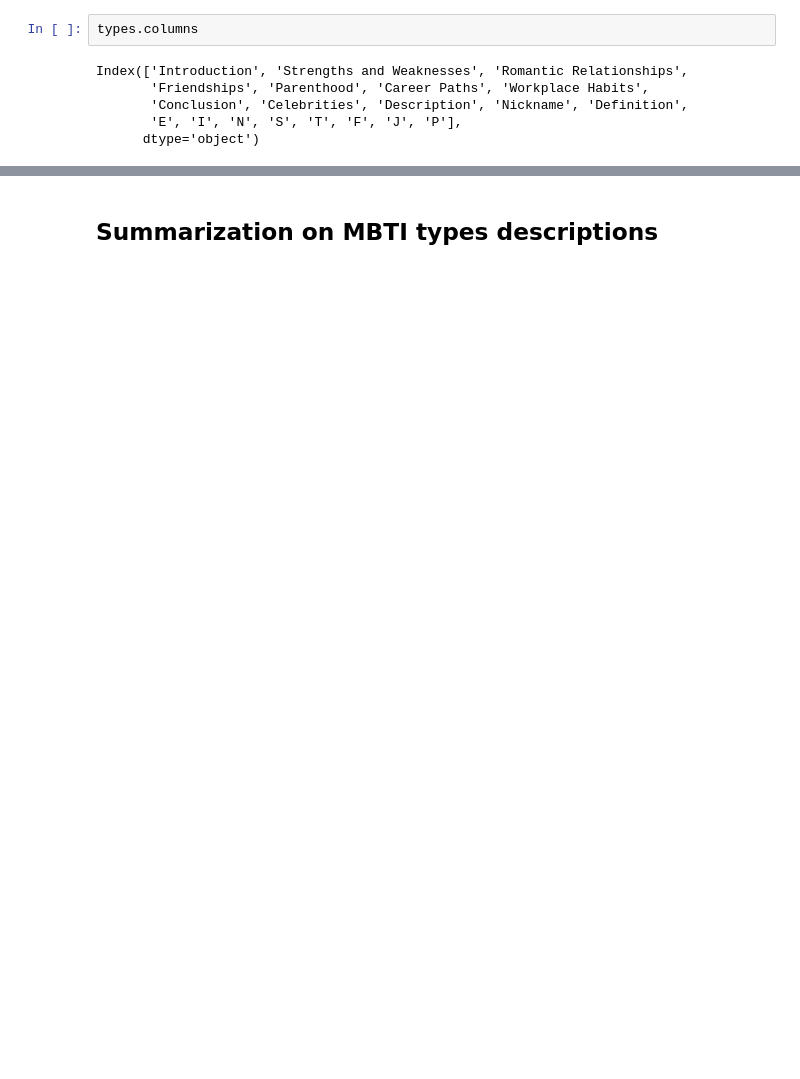
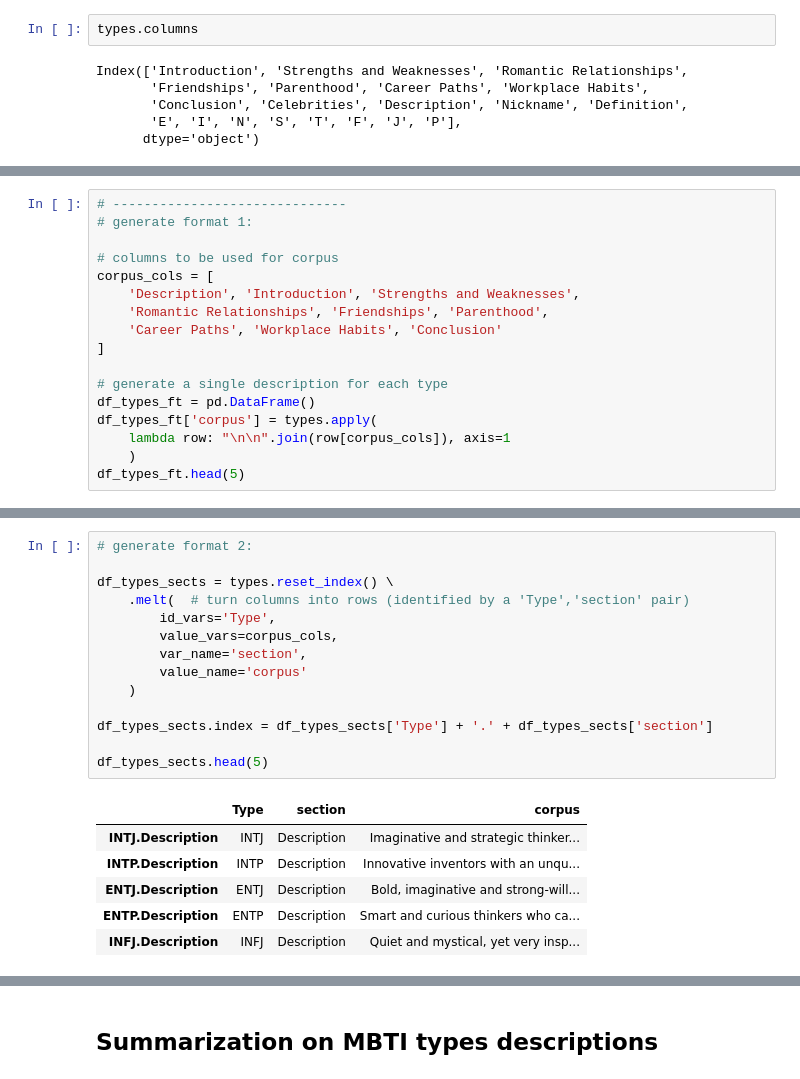
Before and after one commit to emanuelena49/MBTI-NLP, a Jupyter notebook: mbti_types.ipynb, the cells around one changed output, grey strips where cells are left out. Saved outputs shown, nothing was run; the diff lists cells and outputs as text; blank space fills up the shorter version.

```diff
--- a/mbti_types.ipynb
+++ b/mbti_types.ipynb
@@ -126,0 +105,17 @@ df_types.head(1)
+# %%
+# ------------------------------
+# generate format 1:
+
+# columns to be used for corpus
+corpus_cols = [
+    'Description', 'Introduction', 'Strengths and Weaknesses',
+    'Romantic Relationships', 'Friendships', 'Parenthood',
+    'Career Paths', 'Workplace Habits', 'Conclusion'
+]
+
+# generate a single description for each type
+df_types_ft = pd.DataFrame()
+df_types_ft['corpus'] = types.apply(
+    lambda row: "\n\n".join(row[corpus_cols]), axis=1
+    )
+df_types_ft.head(5)
@@ -126,0 +139,21 @@ df_types.head(1)
+# %%
+# generate format 2:
+
+df_types_sects = types.reset_index() \
+    .melt(  # turn columns into rows (identified by a 'Type','section' pair)
+        id_vars='Type',
+        value_vars=corpus_cols,
+        var_name='section',
+        value_name='corpus'
+    )
+
+df_types_sects.index = df_types_sects['Type'] + '.' + df_types_sects['section']
+
+df_types_sects.head(5)
+# %% [output]
+|  | Type | section | corpus |
+| INTJ.Description | INTJ | Description | Imaginative and strategic thinker... |
+| INTP.Description | INTP | Description | Innovative inventors with an unqu... |
+| ENTJ.Description | ENTJ | Description | Bold, imaginative and strong-will... |
+| ENTP.Description | ENTP | Description | Smart and curious thinkers who ca... |
+| INFJ.Description | INFJ | Description | Quiet and mystical, yet very insp... |
```
Also changed, not shown: parts of 32 cells of this notebook.
